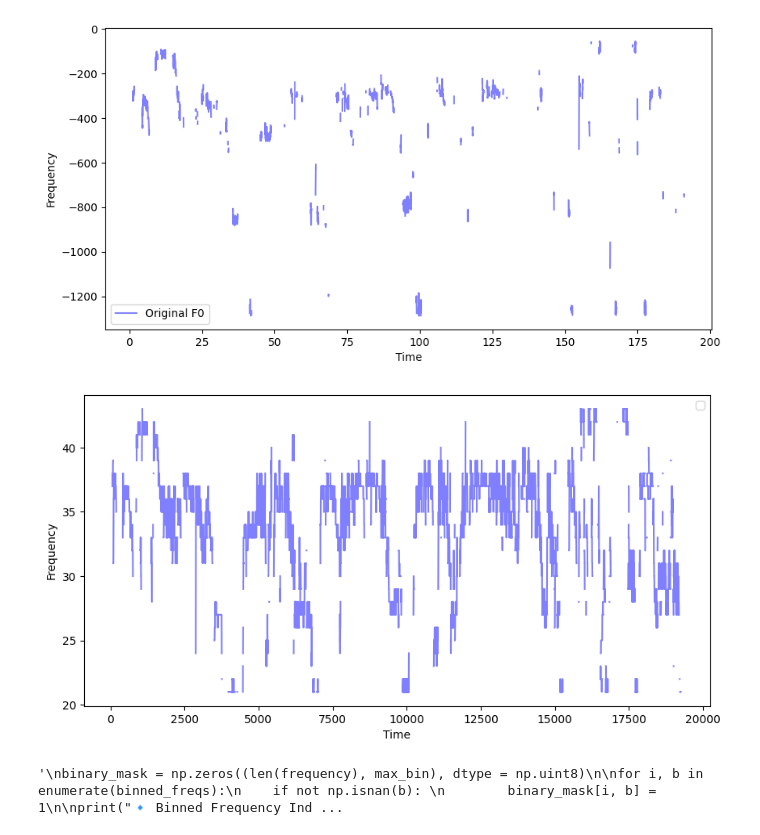
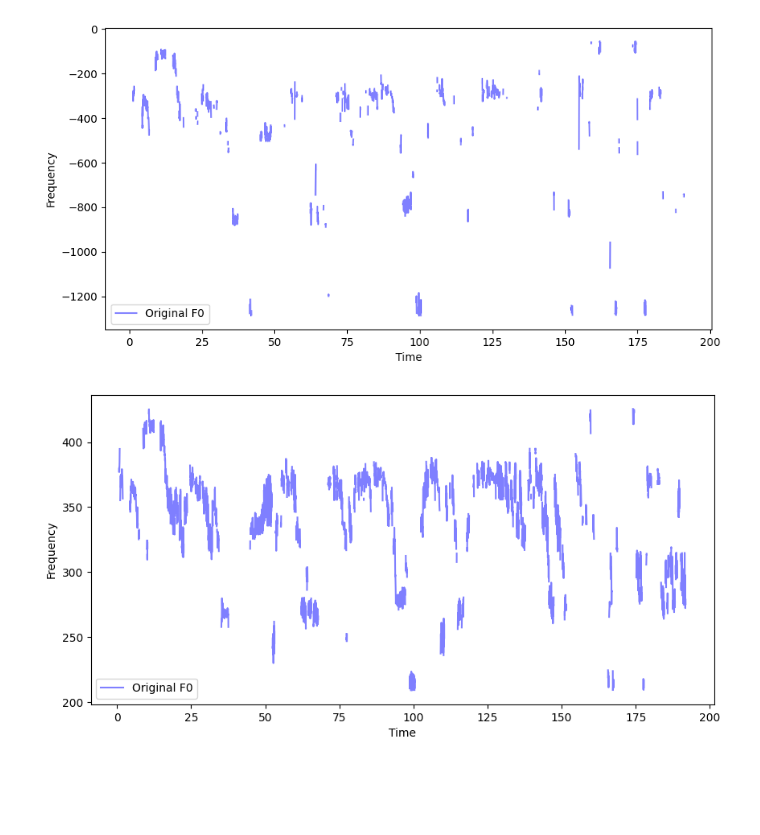
Before and after one commit to michspark/PansoriModeChangeDetection, a Jupyter notebook: test_stable_region_detection.ipynb, the cells around one changed output. Drawn from its saved outputs; the diff is of its cells as text; code cells hidden in the pictures; blank space fills up the shorter version.

```diff
--- a/test_stable_region_detection.ipynb
+++ b/test_stable_region_detection.ipynb
@@ -84,32 +85,50 @@ plt.legend()
 plt.show()
 # %% [output]
 [figure]
-# %%
-frequency = filtered_f0
-
-R = 10
-
-binned_freqs = np.where(~np.isnan(frequency), np.round(frequency/ R).astype(int), np.nan)
-
-#max_bin = int(np.max(binned_freqs) + 1)
-
-plt.figure(figsize=(10,5))
-plt.plot(binned_freqs, alpha=0.5, color='blue')
-plt.xlabel('Time')
-plt.ylabel('Frequency')
-plt.legend()
-plt.show()
-
-'''
-binary_mask = np.zeros((len(frequency), max_bin), dtype = np.uint8)
-
-for i, b in enumerate(binned_freqs):
-    if not np.isnan(b):
-        binary_mask[i, b] = 1
-
-print("🔹 Binned Frequency Index:", binned_freqs)
-print("🔹 Binary Mask (Time x Frequency Bins):\n", binary_mask)
-'''
-# %% [output]
-[figure, removed]
-'\nbinary_mask = np.zeros((len(frequency), max_bin), dtype = np.uint8)\n\nfor i, b in enumerate(binned_freqs):\n    if not np.isnan(b): \n        binary_mask[i, b] = 1\n\nprint("🔹 Binned Frequency Ind ...
+# %%
+frequency = filtered_f0
+
+R = 10
+
+valid_mask = ~np.isnan(frequency)
+
+binned_freqs = np.full_like(frequency, np.nan, dtype=float)
+
+binned_freqs[valid_mask] = np.round(frequency[valid_mask] / R).astype(int)
+
+max_bin = np.nanmax(binned_freqs) + 1
+
+binary_mask = np.zeros((len(frequency), int(max_bin)), dtype = np.uint8)
+
+for i, b in enumerate(binned_freqs):
+    if not np.isnan(b) and b >= 0:
+        binary_mask[i, int(b)] = 1
+
+T, F = binary_mask.shape
+index = 1
+
+binary_mask_copy = np.copy(binary_mask)
+
+for t in range(T):
+    for f in range(F):
+        if binary_mask[t, f] == 1:
+            lower = max(0, f - index)
+            upper = min(F, f + index + 1)
+            binary_mask_copy[t, lower:upper] = 1
+
+binary_mask_copy = median_filter(binary_mask_copy, size = (43, 1), mode = 'nearest')
+
+masked_frequency = np.full_like(frequency, np.nan, dtype = float)
+
+for i, b in enumerate(binned_freqs):
+    if not np.isnan(b) and binary_mask_copy[i, int(b)] == 1:
+        masked_frequency[i] = frequency[i]
+
+plt.figure(figsize=(10,5))
+plt.plot(time_values, masked_frequency, label='Original F0', alpha=0.5, color='blue')
+plt.xlabel('Time')
+plt.ylabel('Frequency')
+plt.legend()
+plt.show()
+# %% [output]
+[figure, added]
```
Also changed, not shown: parts of 1 cell of this notebook, 3 other files.
